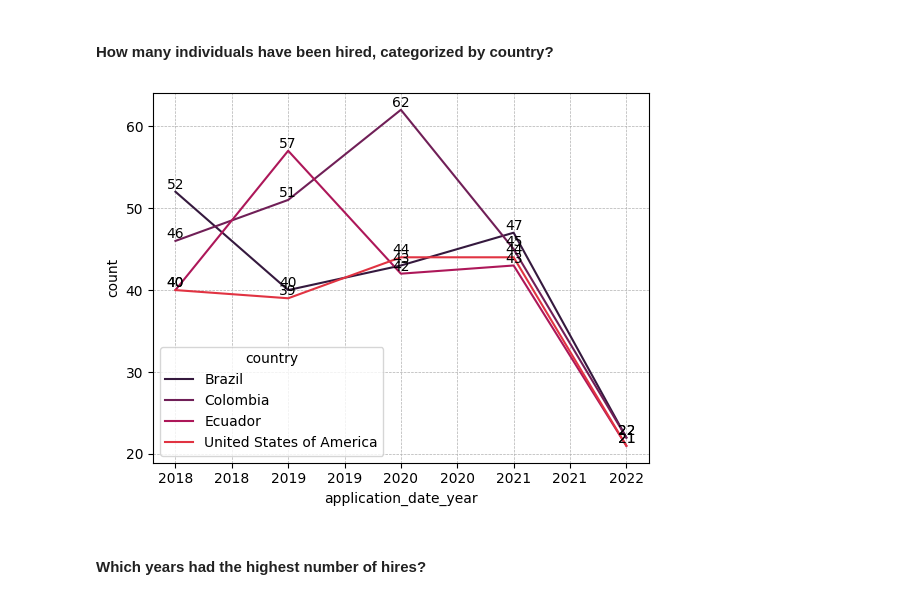
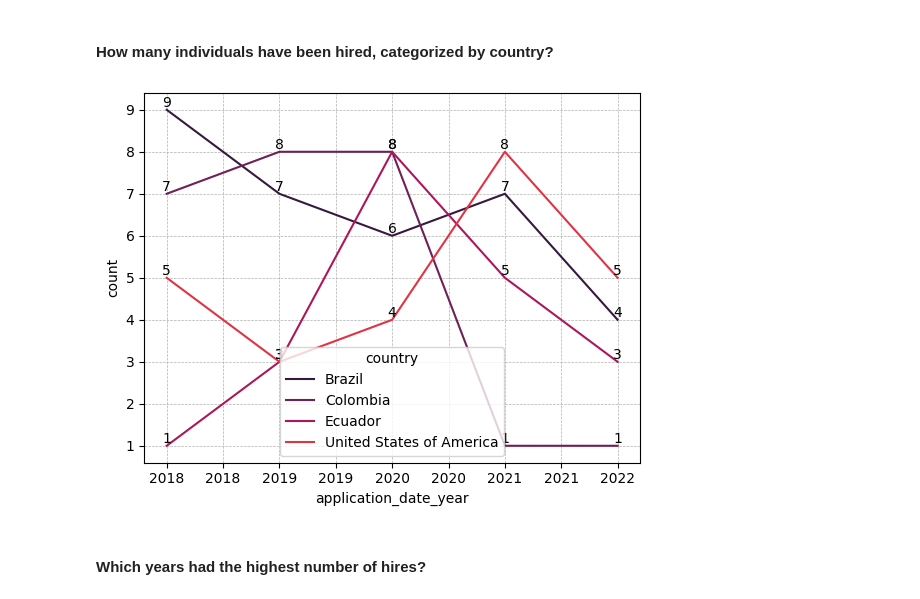
Before and after one commit to GersonYF/etl_workshop_1, a Jupyter notebook: app/EDA.ipynb, the cells around one changed output. Saved outputs shown, nothing was run; the diff lists cells and outputs as text; code cells hidden in the pictures.

```diff
--- a/app/EDA.ipynb
+++ b/app/EDA.ipynb
@@ -532,18 +536,19 @@ plt.show()
 # %% [markdown]
 #### How many individuals have been hired, categorized by country?
 # %%
-country_time_counts = target_countries.groupby(['country', 'application_date_year'])['hired'].count().reset_index(name='count')
+filtered_countries = target_countries[target_countries['hired'] == 1]
+country_time_counts = filtered_countries.groupby(['country', 'application_date_year'])['hired'].count().reset_index(name='count')
 
 sns.lineplot(x='application_date_year', y='count', hue='country', data=country_time_counts, palette=[colors[i] for i in range(target_countries_counts.shape[0])])
 plt.gca().xaxis.set_major_formatter(plt.FuncFormatter(lambda x, _: int(x)))
 plt.grid(which='both', linestyle='--', linewidth=0.5, zorder=0)
 
 for i, row in country_time_counts.iterrows():
     plt.text(row['application_date_year'], row['count'], str(row['count']), color='black', ha="center", va="bottom", zorder=4)
 
 plt.show()
 # %% [output]
-[figure, old version]
+[figure, new version]
 # %% [markdown]
 #### Which years had the highest number of hires?
 # %%
```
Also changed, not shown: parts of 1 cell of this notebook, 25 other files.
